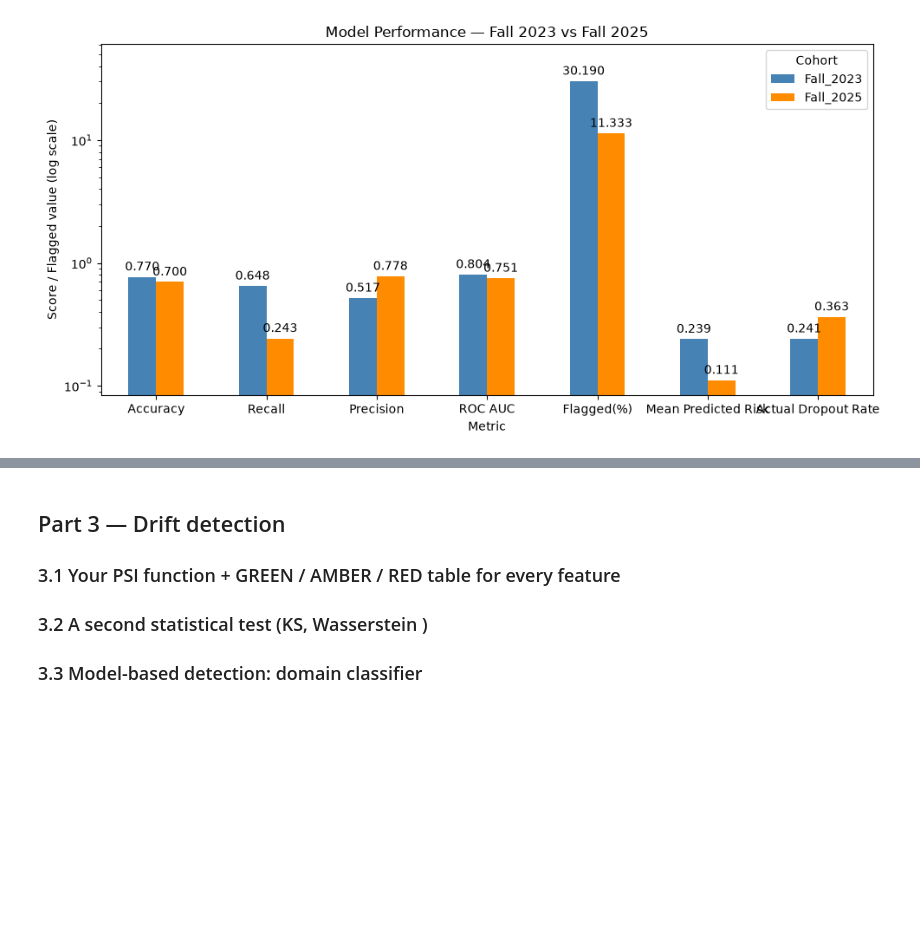
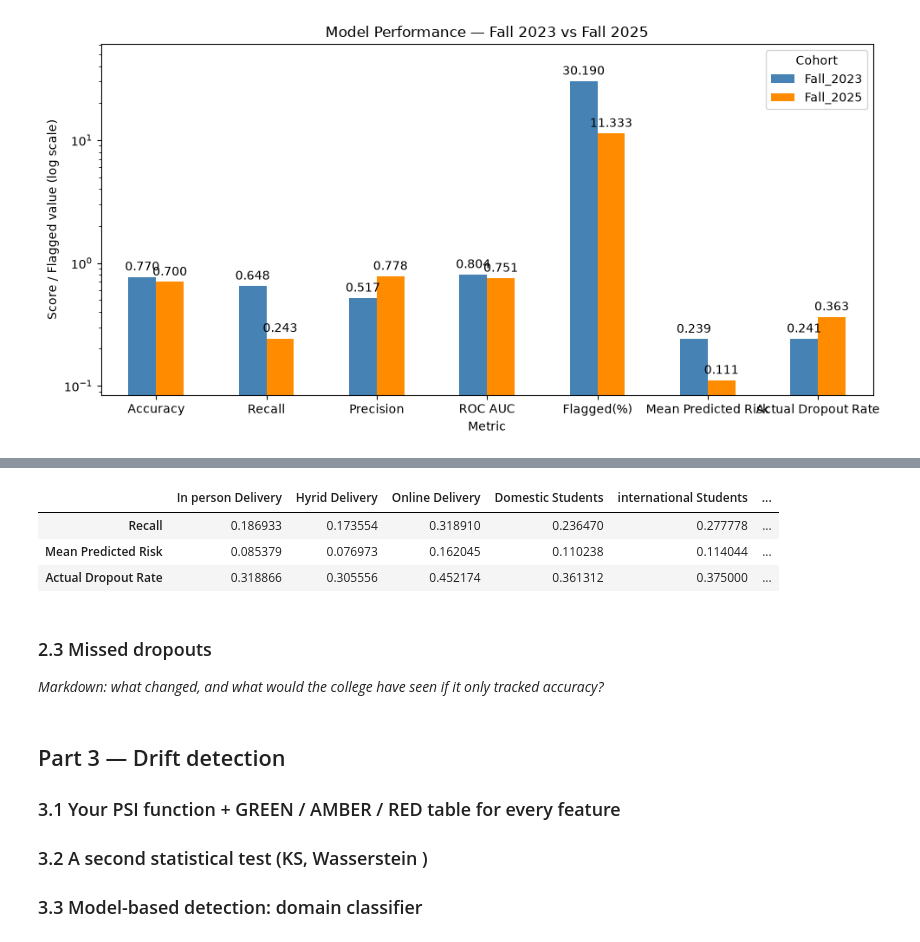
Before and after one commit to Gabriel10-10/Model-Drift-Auditor, a Jupyter notebook: notebooks/Assignment2_Notebook_Skeleton.ipynb, the cells around one changed output, grey strips where cells are left out. Drawn from its saved outputs; the diff is of its cells as text; code cells hidden in the pictures; blank space fills up the shorter version.

Commit message:
group analysis

```diff
--- a/notebooks/Assignment2_Notebook_Skeleton.ipynb
+++ b/notebooks/Assignment2_Notebook_Skeleton.ipynb
@@ -388,3 +408,75 @@ memory usage: 487.6 KB
+# %%
+
+def generate_metrics(features, target):
+    proba = model.predict_proba(features)[:, 1]
+    labels = (proba >= 0.3).astype(int)
+    metrics = pd.Series({
+        "Recall": recall_score(target, labels),
+        "Mean Predicted Risk": proba.mean(),
+        "Actual Dropout Rate": target.mean()
+    })
+    return metrics
+
+# metrics for delivery mode = in person
+dm_in_pers = fall25_data[fall25_data['delivery_mode'] == "in_person"]
+dm_in_pers_features = dm_in_pers.drop(columns=dropped_attributes)
+dm_in_pers_target = dm_in_pers["did_not_return"]
+dm_in_person_metrics = generate_metrics(dm_in_pers_features, dm_in_pers_target)
+
+# metrics for delivery mode = hybrid
+dm_hybrid = fall25_data[fall25_data['delivery_mode'] == "hybrid"]
+dm_hybrid_features = dm_hybrid.drop(columns=dropped_attributes)
+dm_hybrid_target = dm_hybrid["did_not_return"]
+dm_hybrid_metrics = generate_metrics(dm_hybrid_features, dm_hybrid_target)
+
+# metrics for delivery mode = online
+dm_online = fall25_data[fall25_data['delivery_mode'] == "online"]
+dm_online_features = dm_online.drop(columns=dropped_attributes)
+dm_online_target = dm_online["did_not_return"]
+dm_online_metrics = generate_metrics(dm_online_features, dm_online_target)
+
+# metrics for domestic student(0)
+inter_domestic = fall25_data[fall25_data['international'] == 0]
+inter_domestic_features = inter_domestic.drop(columns=dropped_attributes)
+inter_domestic_target = inter_domestic["did_not_return"]
+inter_domestic_metrics = generate_metrics(inter_domestic_features, inter_domestic_target)
+
+# metrics for international student(1)
+inter_international = fall25_data[fall25_data['international'] == 1]
+inter_international_features = inter_international.drop(columns=dropped_attributes)
+inter_international_target = inter_international["did_not_return"]
+inter_international_metrics = generate_metrics(inter_international_features, inter_international_target)
+
+# metrics for age < 25
+age_less_25 = fall25_data[fall25_data['age'] < 25]
+age_less_25_features = age_less_25.drop(columns=dropped_attributes)
+age_less_25_target = age_less_25["did_not_return"]
+age_less_25_metrics = generate_metrics(age_less_25_features, age_less_25_target)
+
+# metrics for age >= 25
+age_more_25 = fall25_data[fall25_data['age'] >= 25]
+age_more_25_features = age_more_25.drop(columns=dropped_attributes)
+age_more_25_target = age_more_25["did_not_return"]
+age_more_25_metrics = generate_metrics(age_more_25_features, age_more_25_target)
+
+
+grouped_metrics = pd.DataFrame({
+    "In person Delivery": dm_in_person_metrics,
+    "Hyrid Delivery": dm_hybrid_metrics,
+    "Online Delivery": dm_online_metrics,
+    "Domestic Students": inter_domestic_metrics,
+    "international Students": inter_international_metrics,
+    "Age < 25": age_less_25_metrics,
+    "Age >25": age_more_25_metrics
+})
+# %% [output]
+|  | In person Delivery | Hyrid Delivery | Online Delivery | Domestic Students | international Students | ... |
+| Recall | 0.186933 | 0.173554 | 0.318910 | 0.236470 | 0.277778 | ... |
+| Mean Predicted Risk | 0.085379 | 0.076973 | 0.162045 | 0.110238 | 0.114044 | ... |
+| Actual Dropout Rate | 0.318866 | 0.305556 | 0.452174 | 0.361312 | 0.375000 | ... |
+# %% [markdown]
+### 2.3 Missed dropouts
+*Markdown: what changed, and what would the college have seen if it only tracked accuracy?*
 # %% [markdown]
 ## Part 3 — Drift detection
 ### 3.1 Your PSI function  + GREEN / AMBER / RED table for every feature
```
Also changed, not shown: parts of 3 cells of this notebook, 2 other files.
